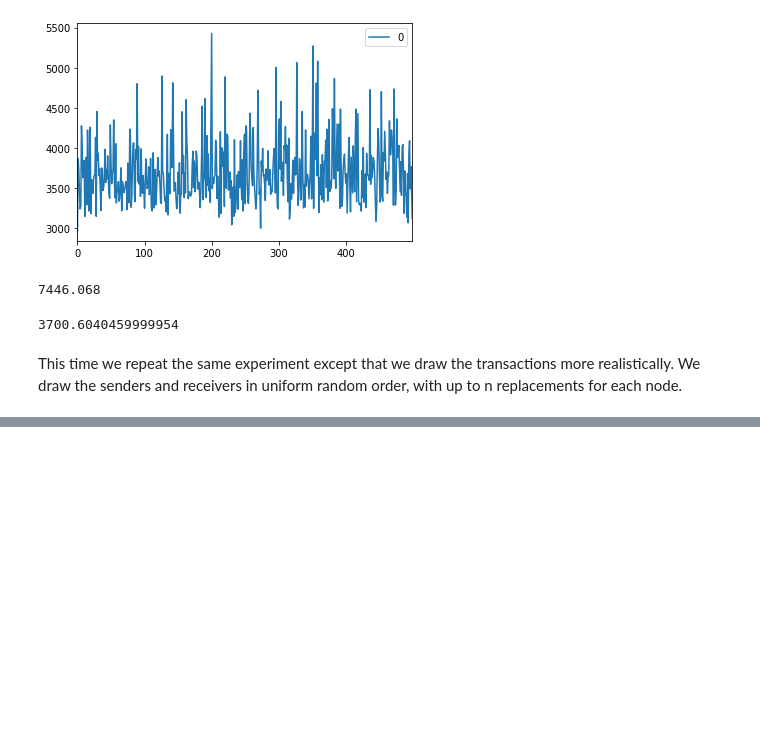
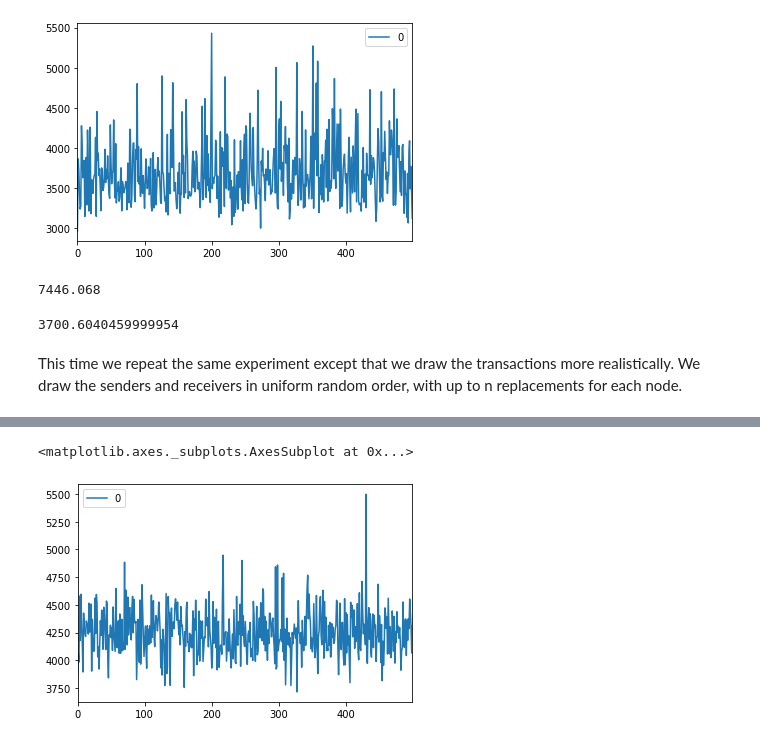
Before and after one commit to HanSeoulOh/mathproblems, a Jupyter notebook: stochasticGraphs.ipynb, the cells around one changed output, grey strips where cells are left out. Drawn from its saved outputs; the diff is of its cells as text; code cells hidden in the pictures; blank space fills up the shorter version.

```diff
--- a/stochasticGraphs.ipynb
+++ b/stochasticGraphs.ipynb
@@ -536,0 +630,5 @@ pd.DataFrame(seq3).plot()
+# %%
+pd.DataFrame(seq2).plot()
+# %% [output]
+<matplotlib.axes._subplots.AxesSubplot at 0x...>
+[figure, added]
```
Also changed, not shown: parts of 9 cells of this notebook.
